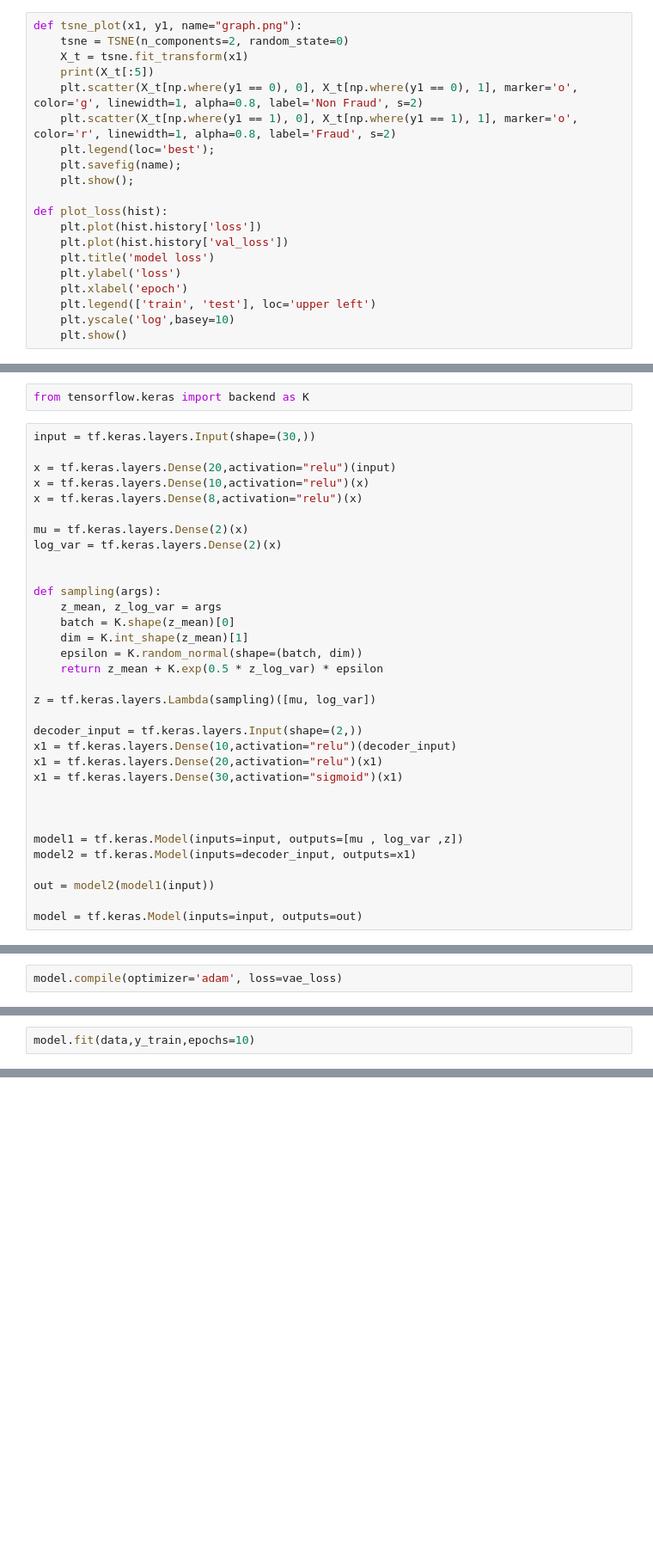
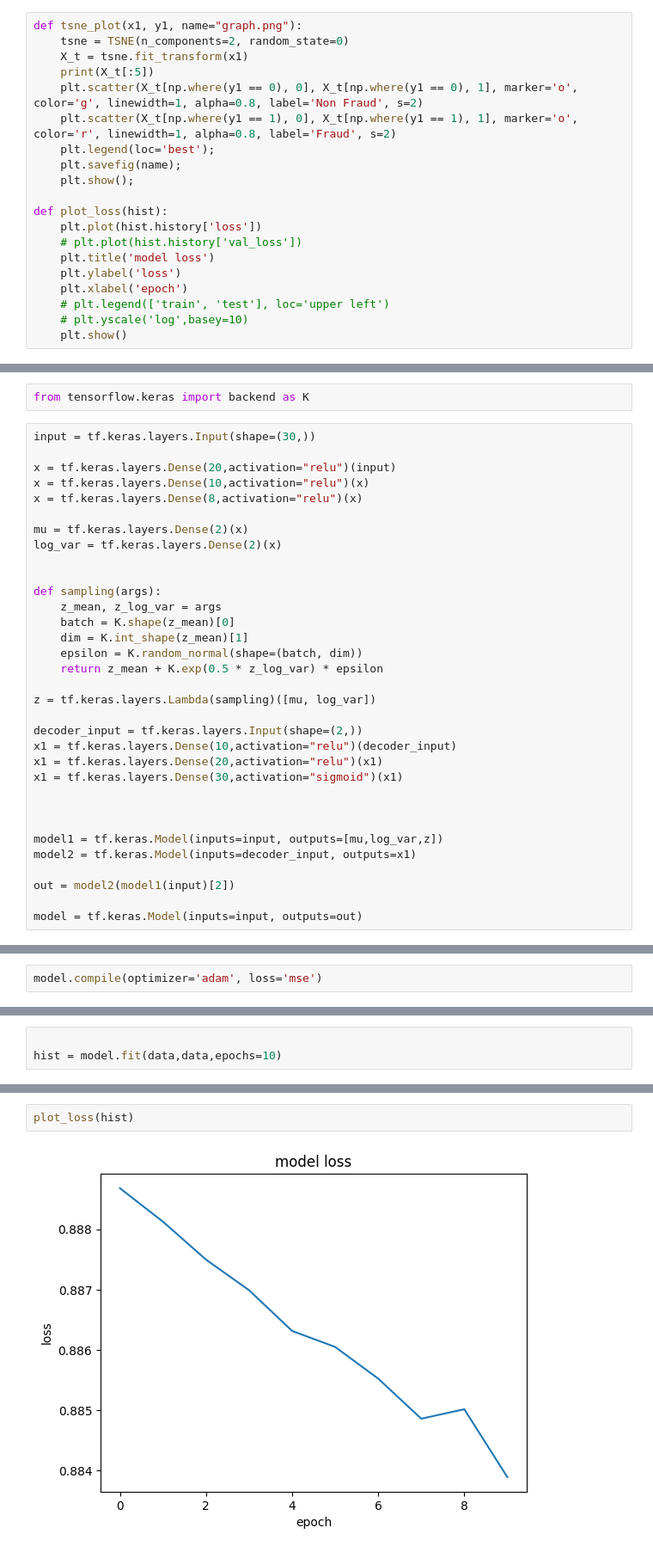
Before and after one commit to SubhashKhambampati/VAE-applications, a Jupyter notebook: Vae fraud detection/Vae_using_fraud_detection.ipynb, the cells around one changed output, grey strips where cells are left out. Shown: that part at 86% size. Drawn from its saved outputs; the diff is of its cells as text; blank space fills up the shorter version.

```diff
--- a/Vae fraud detection/Vae_using_fraud_detection.ipynb
+++ b/Vae fraud detection/Vae_using_fraud_detection.ipynb
@@ -26,12 +26,12 @@ def tsne_plot(x1, y1, name="graph.png"):
 
 def plot_loss(hist):
     plt.plot(hist.history['loss'])
-    plt.plot(hist.history['val_loss'])
+    # plt.plot(hist.history['val_loss'])
     plt.title('model loss')
     plt.ylabel('loss')
     plt.xlabel('epoch')
-    plt.legend(['train', 'test'], loc='upper left')
-    plt.yscale('log',basey=10)
+    # plt.legend(['train', 'test'], loc='upper left')
+    # plt.yscale('log',basey=10)
     plt.show()
 # %%
 raw_data = pd.read_csv("creditcard.csv")
@@ -220,10 +212,10 @@ x1 = tf.keras.layers.Dense(30,activation="sigmoid")(x1)
 
 
 
-model1 = tf.keras.Model(inputs=input, outputs=[mu , log_var ,z])
+model1 = tf.keras.Model(inputs=input, outputs=[mu,log_var,z])
 model2 = tf.keras.Model(inputs=decoder_input, outputs=x1)
 
-out = model2(model1(input))
+out = model2(model1(input)[2])
 
 model = tf.keras.Model(inputs=input, outputs=out)
 # %%
@@ -296,2 +293,2 @@ def vae_loss(x, x_decoded_mean):
 # %%
-model.compile(optimizer='adam', loss=vae_loss)
+model.compile(optimizer='adam', loss='mse')
@@ -298,4 +301,5 @@ model.compile(optimizer='adam', loss=vae_loss)
 # %%
-model.fit(data,y_train,epochs=10)
+
+hist = model.fit(data,data,epochs=10)
 # %% [output]
 Epoch 1/10
@@ -305,0 +325,4 @@ ValueError: in user code:
+# %%
+plot_loss(hist)
+# %% [output]
+[figure, added]
```
Also changed, not shown: parts of 16 cells of this notebook.
